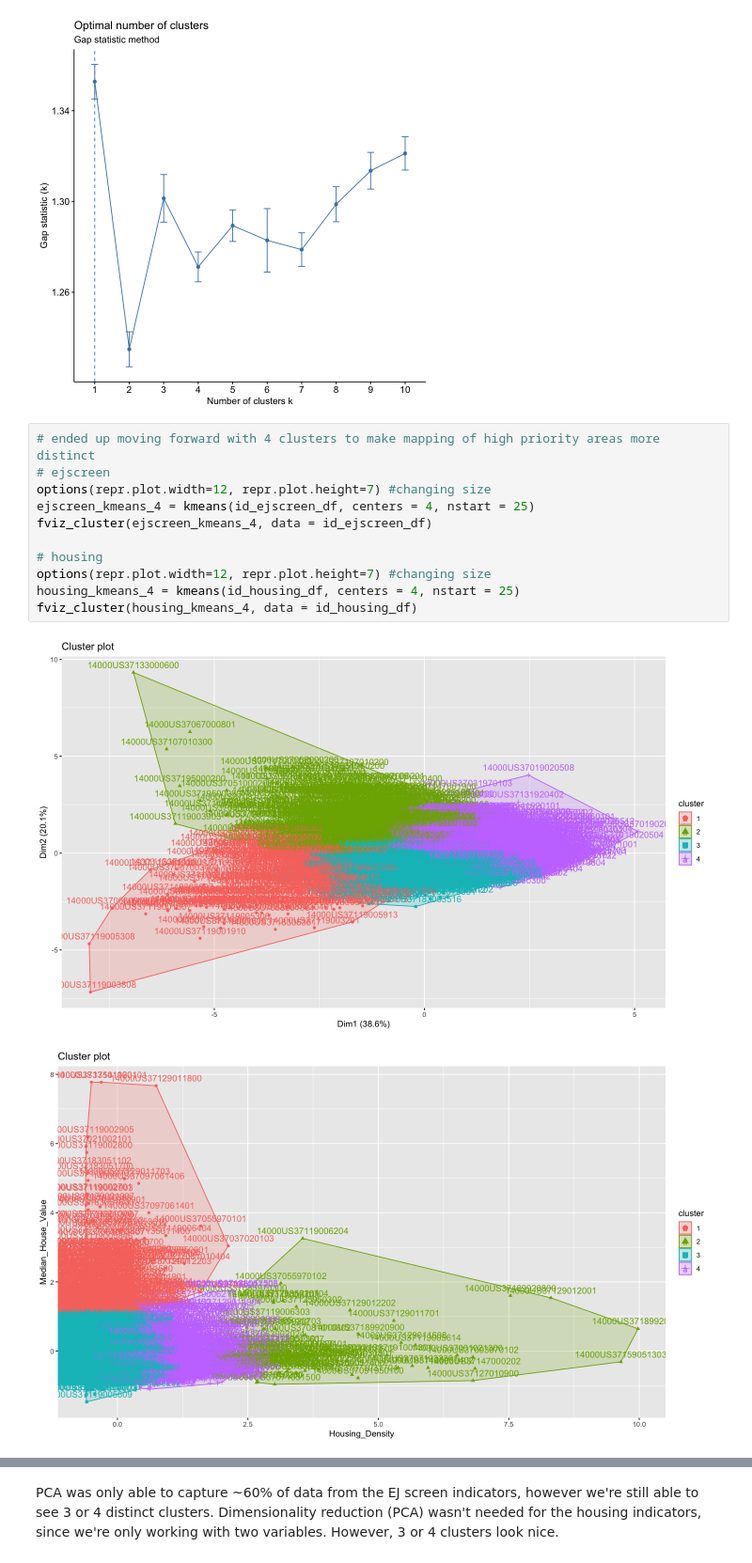
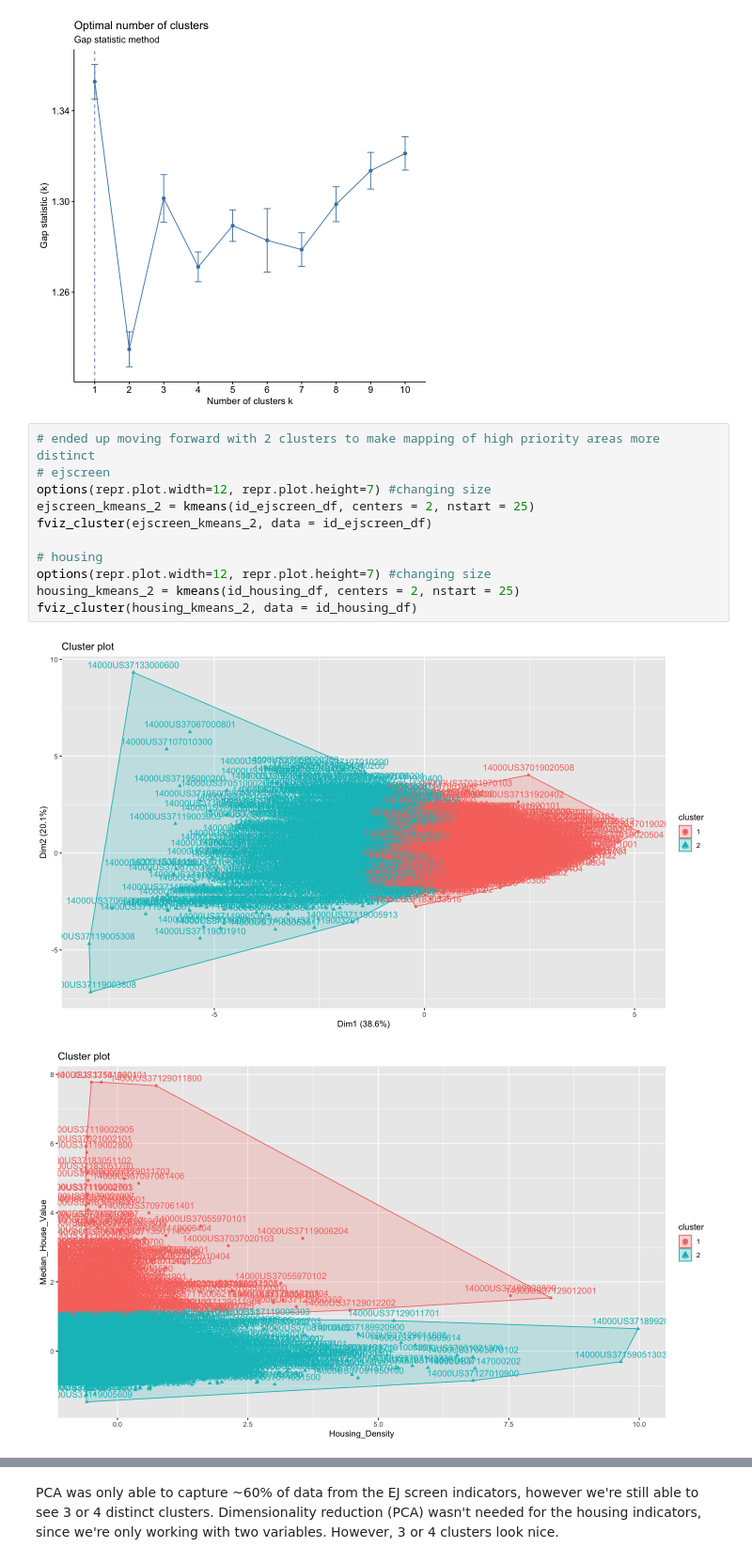
Before and after one commit to UNC-CEMALB/ENVIROSCAN, a Jupyter notebook: 3. Sociodemographic & Housing Clustering/Sociodemographic & Housing Clustering.ipynb, the cells around one changed output, grey strips where cells are left out. Shown at 94% size. Drawn from its saved outputs; the diff is of its cells as text.

```diff
--- a/3. Sociodemographic & Housing Clustering/Sociodemographic & Housing Clustering.ipynb
+++ b/3. Sociodemographic & Housing Clustering/Sociodemographic & Housing Clustering.ipynb
@@ -154,19 +154,19 @@ fviz_nbclust(id_housing_df, kmeans, method = "gap_stat", nboot = 50)+
 [figure]
 [figure]
 # %%
-# ended up moving forward with 4 clusters to make mapping of high priority areas more distinct
+# ended up moving forward with 2 clusters to make mapping of high priority areas more distinct
 # ejscreen
 options(repr.plot.width=12, repr.plot.height=7) #changing size
-ejscreen_kmeans_4 = kmeans(id_ejscreen_df, centers = 4, nstart = 25)
-fviz_cluster(ejscreen_kmeans_4, data = id_ejscreen_df)
+ejscreen_kmeans_2 = kmeans(id_ejscreen_df, centers = 2, nstart = 25)
+fviz_cluster(ejscreen_kmeans_2, data = id_ejscreen_df)
 
 # housing
 options(repr.plot.width=12, repr.plot.height=7) #changing size
-housing_kmeans_4 = kmeans(id_housing_df, centers = 4, nstart = 25)
-fviz_cluster(housing_kmeans_4, data = id_housing_df)
+housing_kmeans_2 = kmeans(id_housing_df, centers = 2, nstart = 25)
+fviz_cluster(housing_kmeans_2, data = id_housing_df)
 # %% [output]
-[figure, old version]
+[figure, new version]
-[figure, old version]
+[figure, new version]
 # %%
 # ended up moving forward with 3 clusters to make mapping of high priority areas more distinct
 # ejscreen
```
Also changed, not shown: parts of 4 cells of this notebook.
